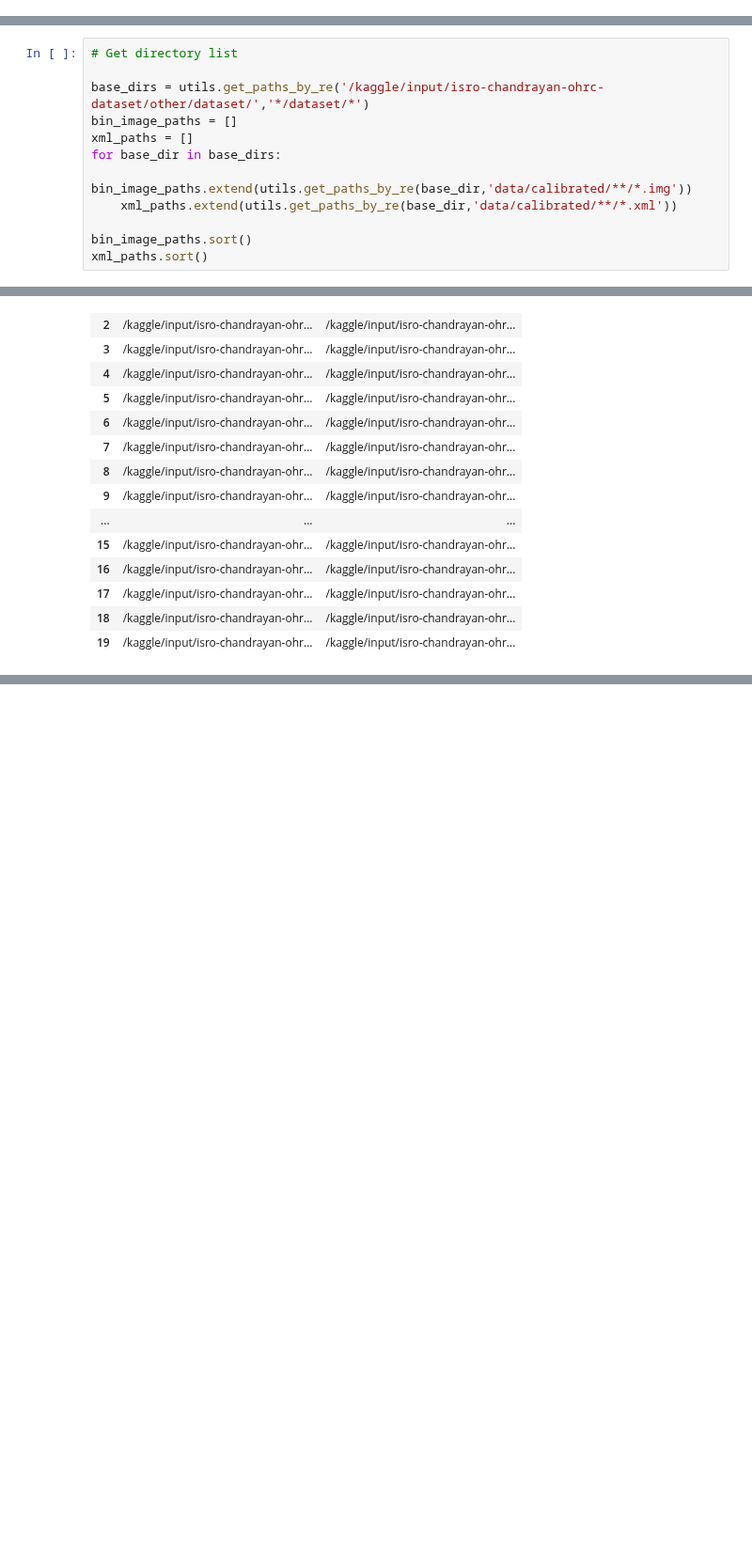
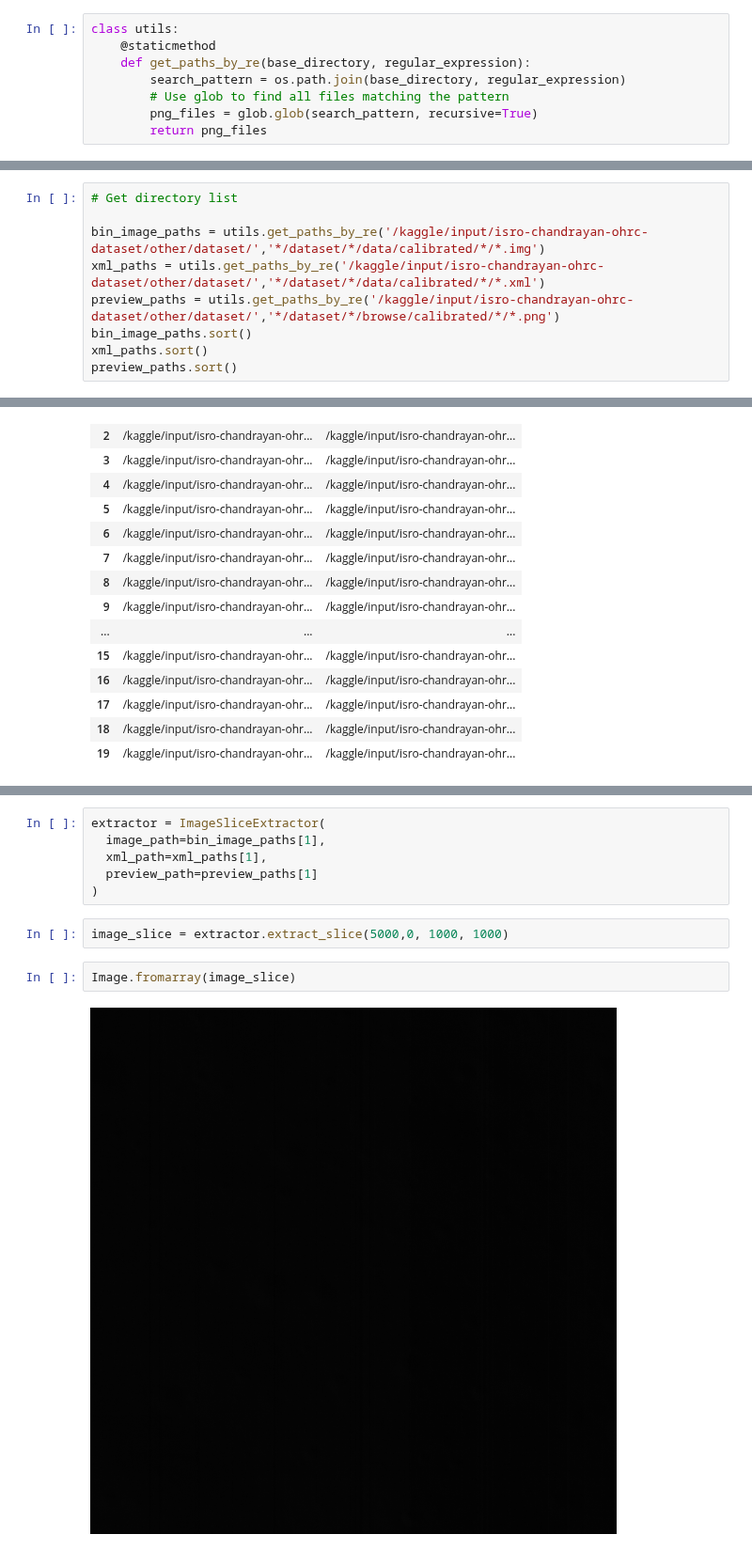
Before and after one commit to Ishan130803/Lunar-Crater-Segmentation, a Jupyter notebook: main.ipynb, the cells around one changed output, grey strips where cells are left out. Shown at 94% size. Drawn from its saved outputs; the diff is of its cells as text; blank space fills up the shorter version.

Commit message:
Completed Image extractor and Segmenter classes

```diff
--- a/main.ipynb
+++ b/main.ipynb
@@ -30,0 +23,8 @@ NAMESPACES = {
+# %%
+class utils:
+    @staticmethod
+    def get_paths_by_re(base_directory, regular_expression):
+        search_pattern = os.path.join(base_directory, regular_expression)
+        # Use glob to find all files matching the pattern
+        png_files = glob.glob(search_pattern, recursive=True)
+        return png_files
@@ -33,15 +204,12 @@ NAMESPACES = {
 # %%
 # Get directory list
 
-base_dirs = utils.get_paths_by_re('/kaggle/input/isro-chandrayan-ohrc-dataset/other/dataset/','*/dataset/*')
-bin_image_paths = []
-xml_paths = []
-for base_dir in base_dirs:
-    bin_image_paths.extend(utils.get_paths_by_re(base_dir,'data/calibrated/**/*.img'))
-    xml_paths.extend(utils.get_paths_by_re(base_dir,'data/calibrated/**/*.xml'))
-
+bin_image_paths = utils.get_paths_by_re('/kaggle/input/isro-chandrayan-ohrc-dataset/other/dataset/','*/dataset/*/data/calibrated/*/*.img')
+xml_paths = utils.get_paths_by_re('/kaggle/input/isro-chandrayan-ohrc-dataset/other/dataset/','*/dataset/*/data/calibrated/*/*.xml')
+preview_paths = utils.get_paths_by_re('/kaggle/input/isro-chandrayan-ohrc-dataset/other/dataset/','*/dataset/*/browse/calibrated/*/*.png')
 bin_image_paths.sort()
 xml_paths.sort()
+preview_paths.sort()
 # %%
 pd.DataFrame({'image_paths': bin_image_paths, 'xml_paths': xml_paths})
 # %% [output]
@@ -66,0 +235,12 @@ np.
+# %%
+extractor = ImageSliceExtractor(
+  image_path=bin_image_paths[1],
+  xml_path=xml_paths[1],
+  preview_path=preview_paths[1]
+)
+# %%
+image_slice = extractor.extract_slice(5000,0, 1000, 1000)
+# %%
+Image.fromarray(image_slice)
+# %% [output]
+[figure, added]
```
Also changed, not shown: parts of 8 cells of this notebook, 1 other file.
